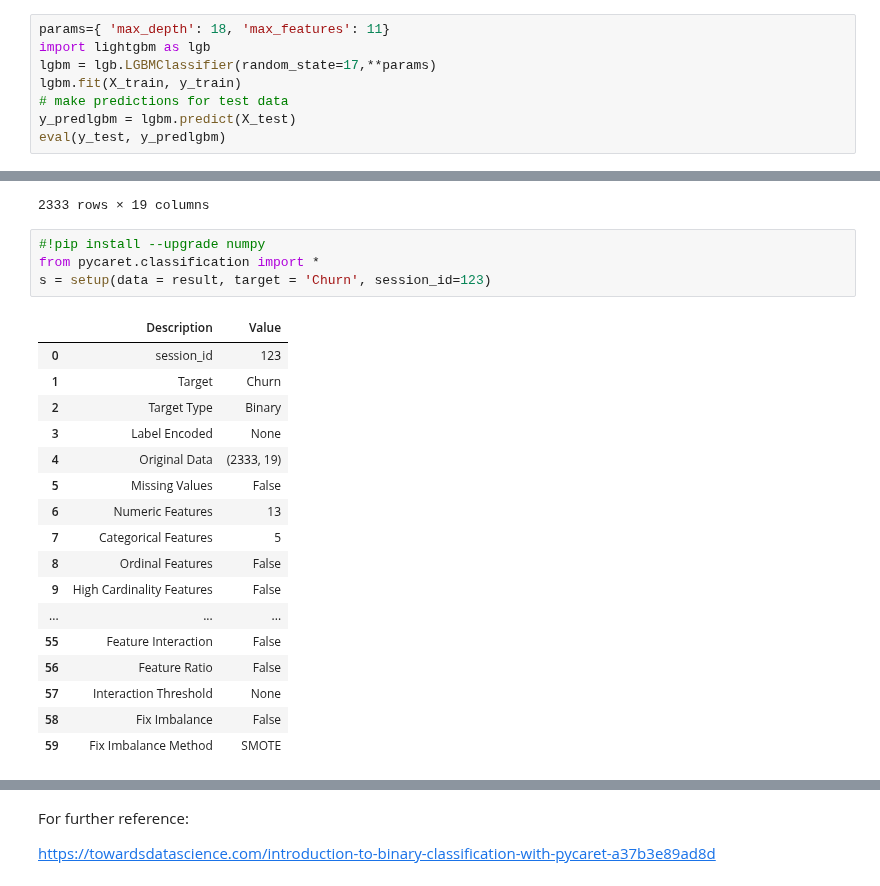
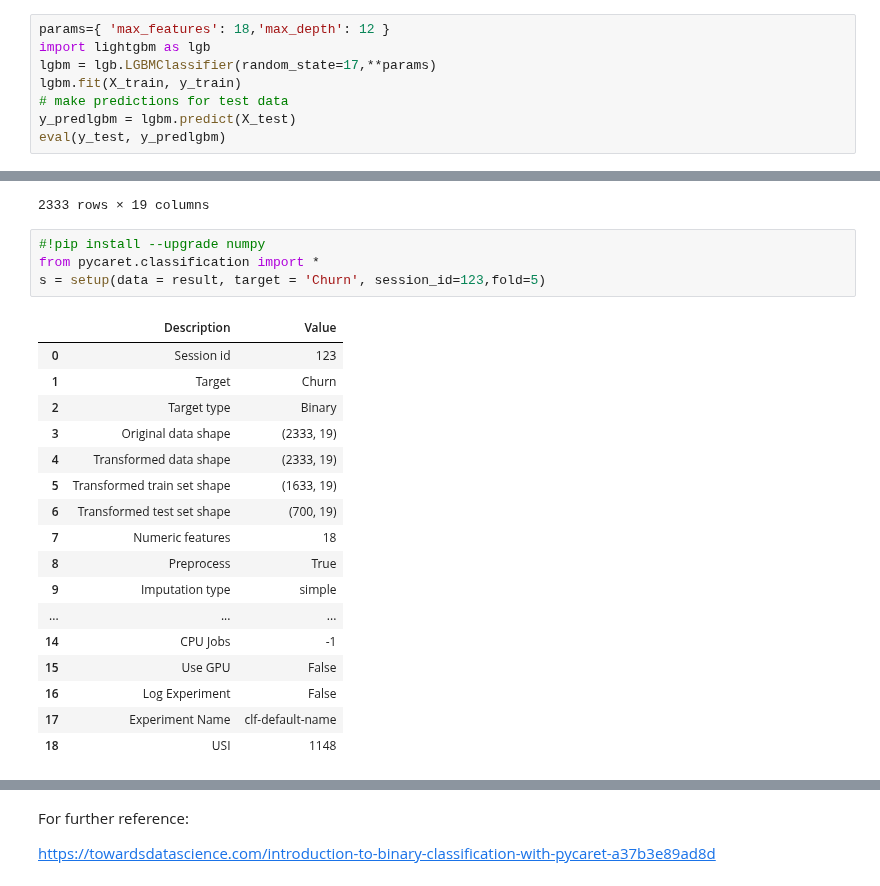
Before and after one commit to ogut77/DataScience, a Jupyter notebook: LR+kNN+NB+SVM.ipynb, the cells around one changed output, grey strips where cells are left out. Saved outputs shown, nothing was run; the diff lists cells and outputs as text.

```diff
--- a/LR+kNN+NB+SVM.ipynb
+++ b/LR+kNN+NB+SVM.ipynb
@@ -387,5 +383,5 @@ FrozenTrial(number=16, values=[0.9524239627067391], datetime_start=datetime.date
 # %%
-params={ 'max_depth': 18, 'max_features': 11}
+params={ 'max_features': 18,'max_depth': 12 }
 import lightgbm as lgb
 lgbm = lgb.LGBMClassifier(random_state=17,**params)
 lgbm.fit(X_train, y_train)
@@ -440,25 +436,25 @@ result
 # %%
 #!pip install --upgrade numpy
 from pycaret.classification import *
-s = setup(data = result, target = 'Churn', session_id=123)
+s = setup(data = result, target = 'Churn', session_id=123,fold=5)
 # %% [output]
 |  | Description | Value |
-| 0 | session_id | 123 |
+| 0 | Session id | 123 |
 | 1 | Target | Churn |
-| 2 | Target Type | Binary |
-| 3 | Label Encoded | None |
-| 4 | Original Data | (2333, 19) |
-| 5 | Missing Values | False |
-| 6 | Numeric Features | 13 |
-| 7 | Categorical Features | 5 |
-| 8 | Ordinal Features | False |
-| 9 | High Cardinality Features | False |
+| 2 | Target type | Binary |
+| 3 | Original data shape | (2333, 19) |
+| 4 | Transformed data shape | (2333, 19) |
+| 5 | Transformed train set shape | (1633, 19) |
+| 6 | Transformed test set shape | (700, 19) |
+| 7 | Numeric features | 18 |
+| 8 | Preprocess | True |
+| 9 | Imputation type | simple |
 | ... | ... | ... |
-| 55 | Feature Interaction | False |
-| 56 | Feature Ratio | False |
-| 57 | Interaction Threshold | None |
-| 58 | Fix Imbalance | False |
-| 59 | Fix Imbalance Method | SMOTE |
+| 14 | CPU Jobs | -1 |
+| 15 | Use GPU | False |
+| 16 | Log Experiment | False |
+| 17 | Experiment Name | clf-default-name |
+| 18 | USI | 1148 |
 # %%
 best_model = compare_models()
 # %% [output]
```
Also changed, not shown: parts of 13 cells of this notebook.
